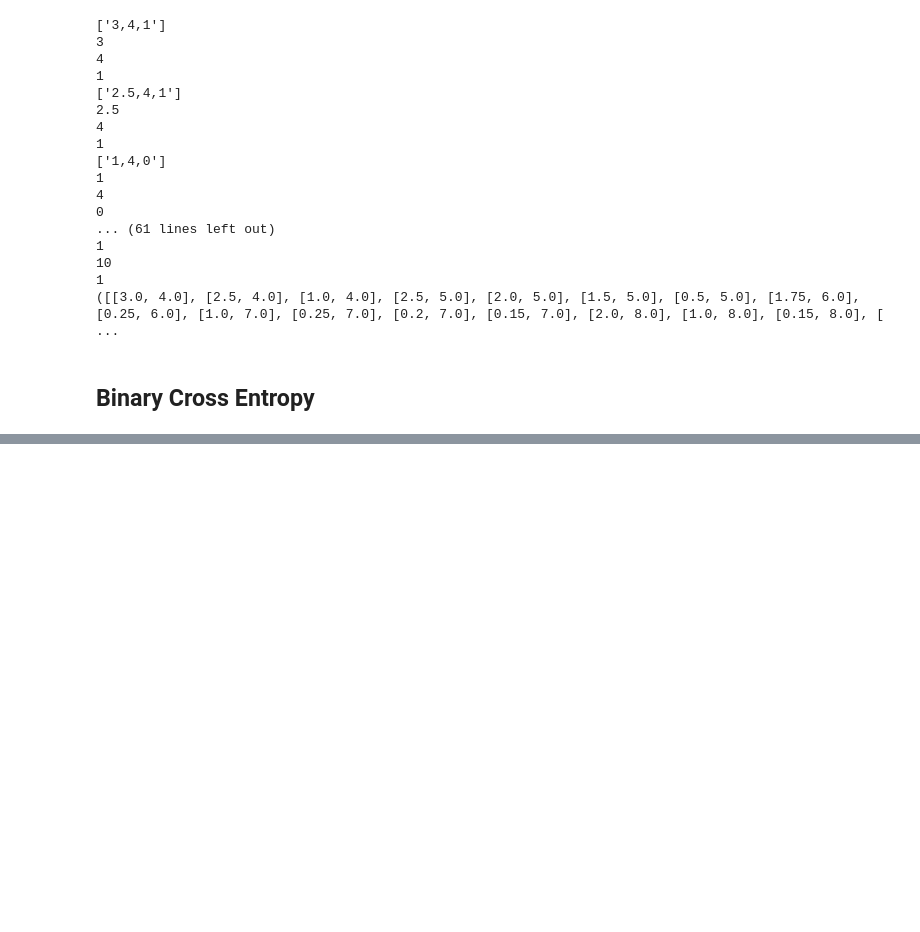
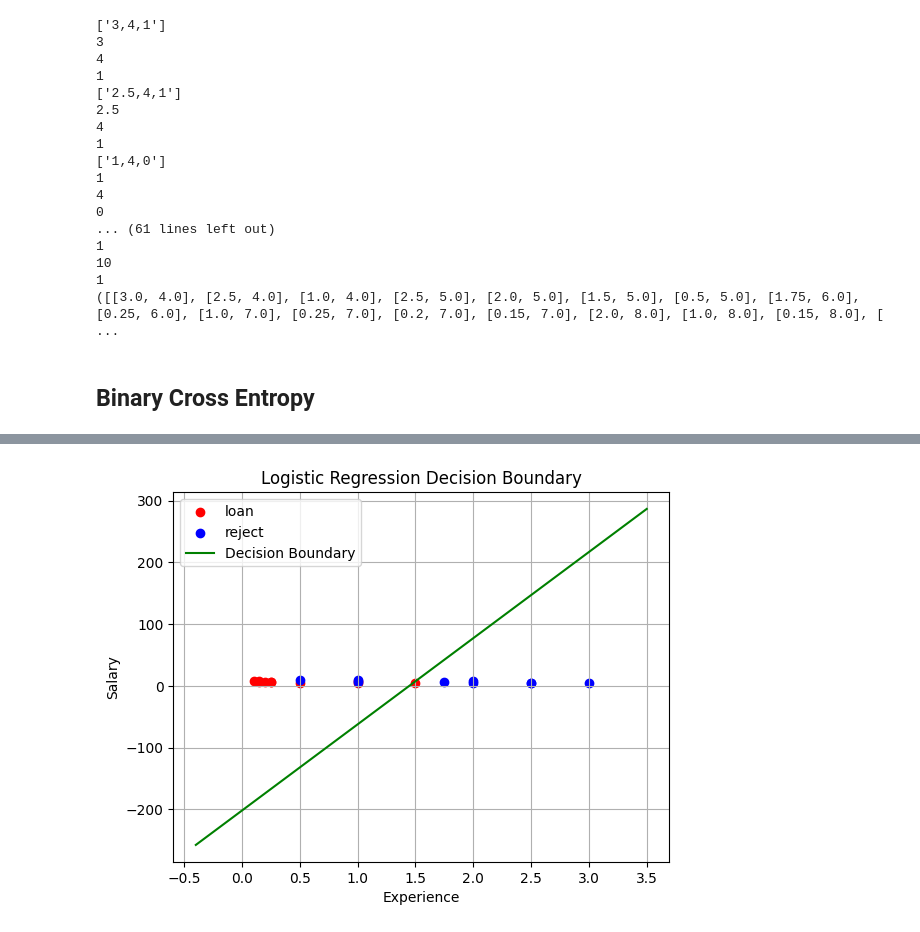
Before and after one commit to Spring317/dl2025, a Jupyter notebook: logistic_regression.ipynb, the cells around one changed output, grey strips where cells are left out. Cells and saved outputs as stored; diff of their text form; code cells hidden in the pictures; blank space fills up the shorter version.

```diff
--- a/logistic_regression.ipynb
+++ b/logistic_regression.ipynb
@@ -126,0 +240,6 @@ plt.plot(avg_loss)
+# %%
+x = data[0]
+y = data[1]
+plot_decision_boundary(x, y, w0, w1, w2)
+# %% [output]
+[figure, added]
```
Also changed, not shown: parts of 10 cells of this notebook.
